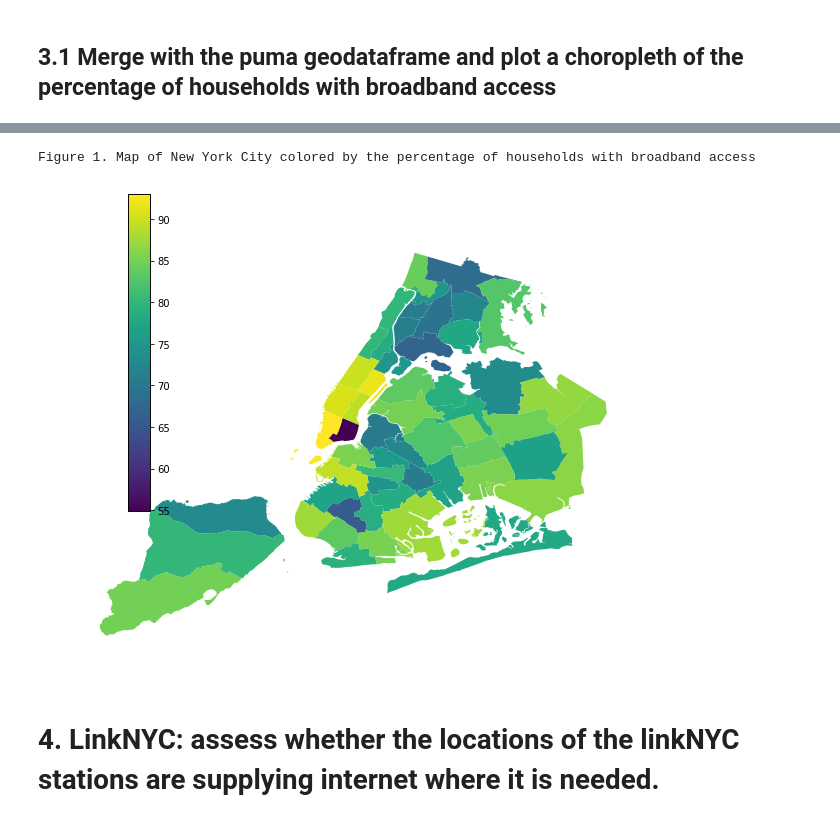
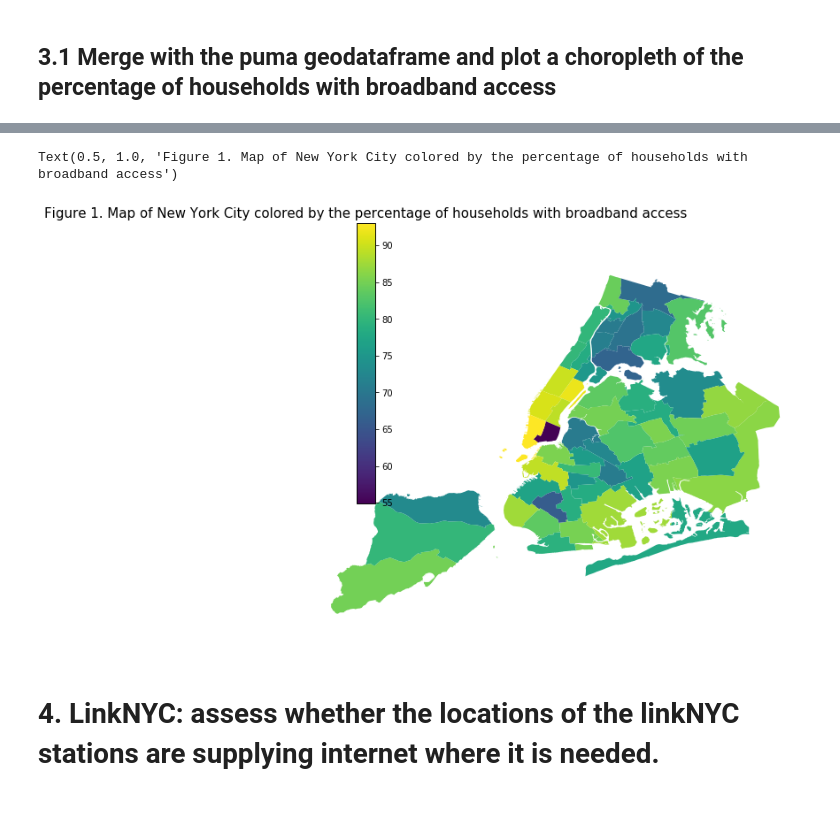
Before and after one commit to anaelisa24/PUI2018_amm1209, a Jupyter notebook: HW7_amm1209/HW7_amm1209.ipynb, the cells around one changed output, grey strips where cells are left out. Drawn from its saved outputs; the diff is of its cells as text; code cells hidden in the pictures.

```diff
--- a/HW7_amm1209/HW7_amm1209.ipynb
+++ b/HW7_amm1209/HW7_amm1209.ipynb
@@ -248,10 +250,10 @@ pumashp.head()
 | 4 | 4015 | 8.105438e+07 | 50007.415493 | POLYGON ((-73.95374853778468 40.6... | 44079 | NYC-Brooklyn Community District 1... | 36 | 4015 | ... |
 # %%
 f, ax, cb = cp.choroplethNYC(pumashp, "pcBB", kind='continuous', cmap="viridis")
-print("Figure 1. Map of New York City colored by the percentage of households with broadband access")
+plt.title("Figure 1. Map of New York City colored by the percentage of households with broadband access", fontsize=15)
 # %% [output]
-Figure 1. Map of New York City colored by the percentage of households with broadband access
+Text(0.5, 1.0, 'Figure 1. Map of New York City colored by the percentage of households with broadband access')
-[figure, old version]
+[figure, new version]
 # %% [markdown]
 # 4. LinkNYC: assess whether the locations of the linkNYC stations are supplying internet where it is needed.
 # %%
```
Also changed, not shown: parts of 17 cells of this notebook.
